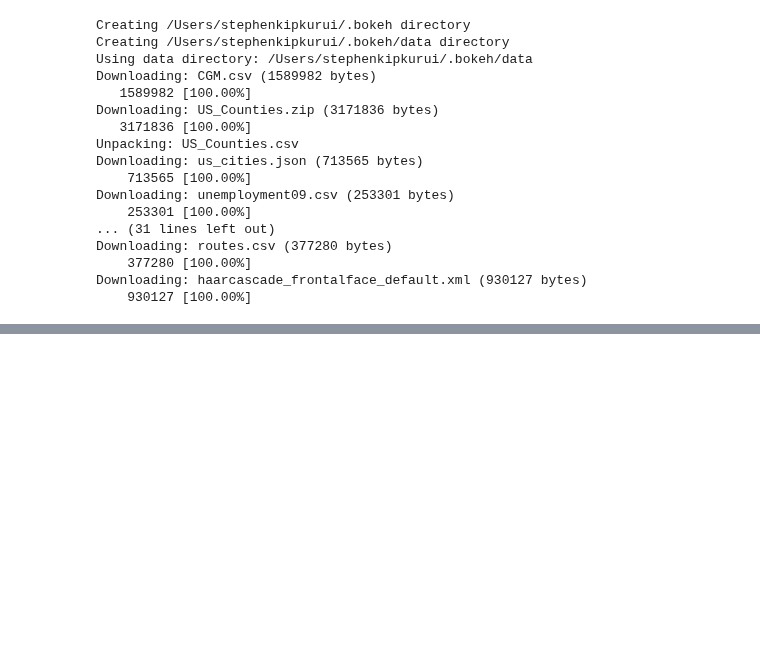
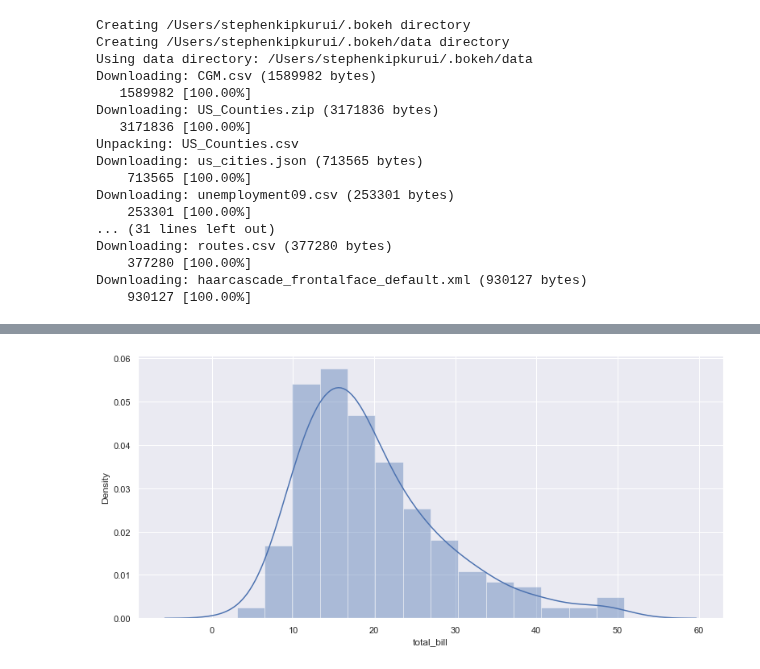
Before and after one commit to stephenkipkurui/Data-Science-Playground, a Jupyter notebook: Pandas4Everyone/Visualizations .ipynb, the cells around one changed output, grey strips where cells are left out. Saved outputs shown, nothing was run; the diff lists cells and outputs as text; code cells hidden in the pictures; blank space fills up the shorter version.

```diff
--- a/Pandas4Everyone/Visualizations .ipynb
+++ b/Pandas4Everyone/Visualizations .ipynb
@@ -473,0 +492,7 @@ scatter_plot.show()
+# %%
+## Univariate
+
+sns.distplot(tips['total_bill'])
+None
+# %% [output]
+[figure, added]
```
Also changed, not shown: parts of 54 cells of this notebook, 1 other file.
